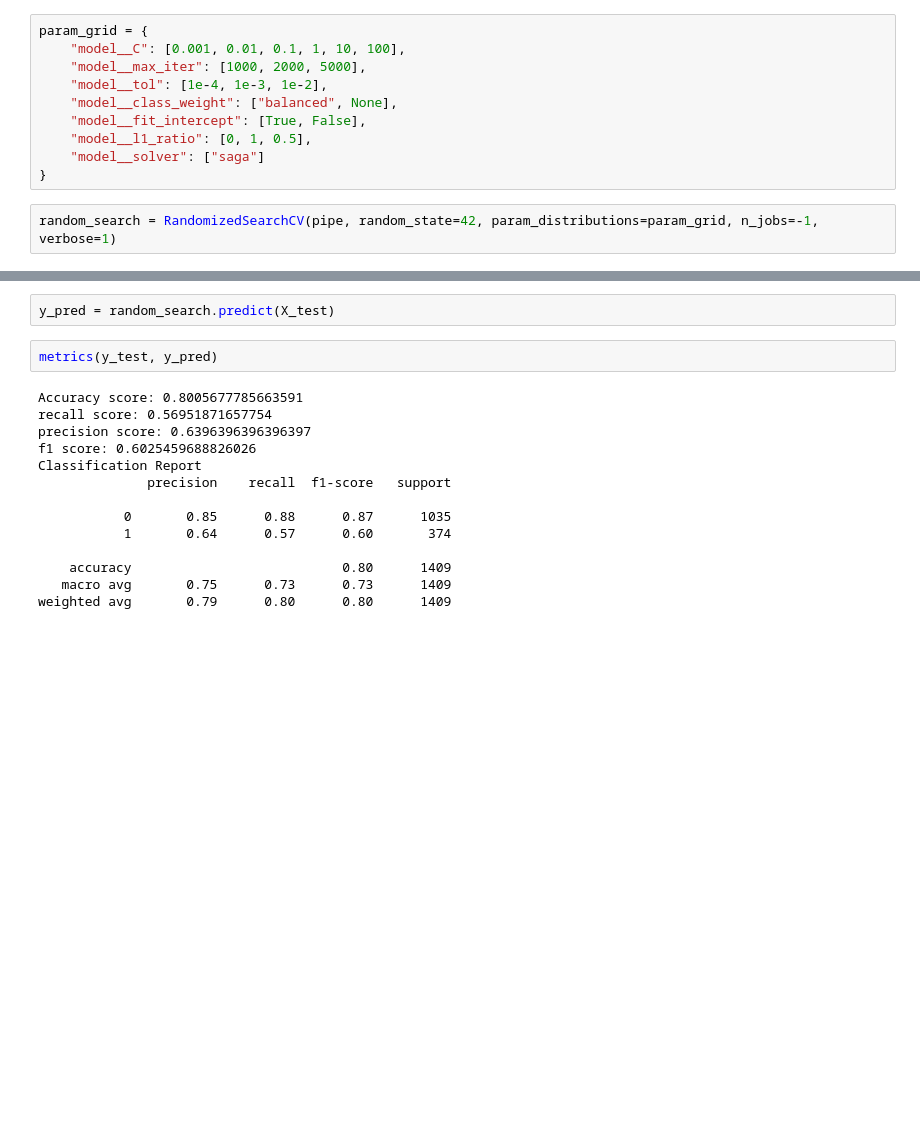
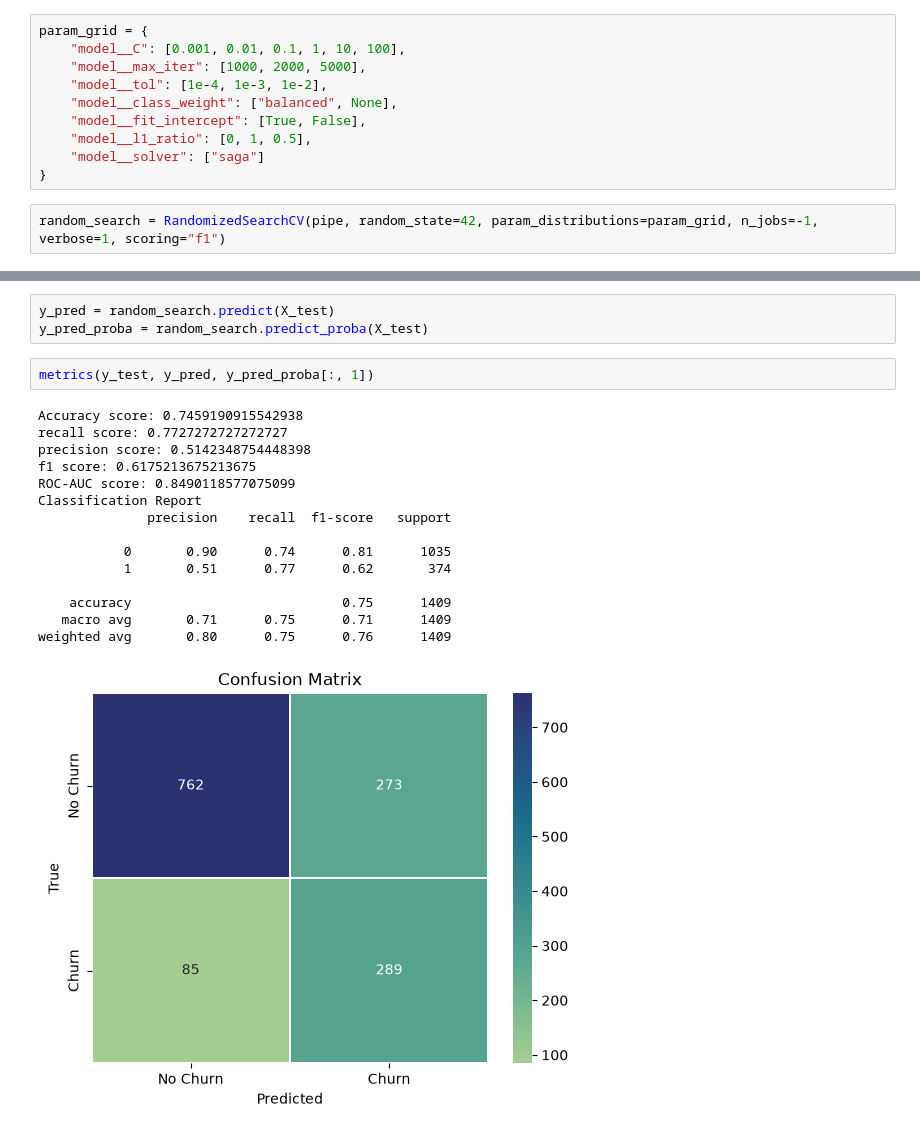
Before and after one commit to YugamdeepGoyal/exp_learning_telco_churn, a Jupyter notebook: LogisticRegression.ipynb, the cells around one changed output, grey strips where cells are left out. Cells and saved outputs as stored; diff of their text form; blank space fills up the shorter version.

```diff
--- a/LogisticRegression.ipynb
+++ b/LogisticRegression.ipynb
@@ -60,7 +60,7 @@ param_grid = {
     "model__solver": ["saga"]
 }
 # %%
-random_search = RandomizedSearchCV(pipe, random_state=42, param_distributions=param_grid, n_jobs=-1, verbose=1)
+random_search = RandomizedSearchCV(pipe, random_state=42, param_distributions=param_grid, n_jobs=-1, verbose=1, scoring="f1")
 # %%
 random_search.fit(X_train, y_train)
 # %% [output]
@@ -85,18 +85,21 @@ RandomizedSearchCV(estimator=Pipeline(steps=[('preprocessor',
 # %%
 y_pred = random_search.predict(X_test)
+y_pred_proba = random_search.predict_proba(X_test)
 # %%
-metrics(y_test, y_pred)
+metrics(y_test, y_pred, y_pred_proba[:, 1])
 # %% [output]
-Accuracy score: 0.8005677785663591
-recall score: 0.56951871657754
-precision score: 0.6396396396396397
-f1 score: 0.6025459688826026
+Accuracy score: 0.7459190915542938
+recall score: 0.7727272727272727
+precision score: 0.5142348754448398
+f1 score: 0.6175213675213675
+ROC-AUC score: 0.8490118577075099
 Classification Report
               precision    recall  f1-score   support
 
-           0       0.85      0.88      0.87      1035
-           1       0.64      0.57      0.60       374
+           0       0.90      0.74      0.81      1035
+           1       0.51      0.77      0.62       374
 
-    accuracy                           0.80      1409
-   macro avg       0.75      0.73      0.73      1409
-weighted avg       0.79      0.80      0.80      1409
+    accuracy                           0.75      1409
+   macro avg       0.71      0.75      0.71      1409
+weighted avg       0.80      0.75      0.76      1409
+[figure, added]
```
Also changed, not shown: parts of 2 cells of this notebook, 1 other file.
